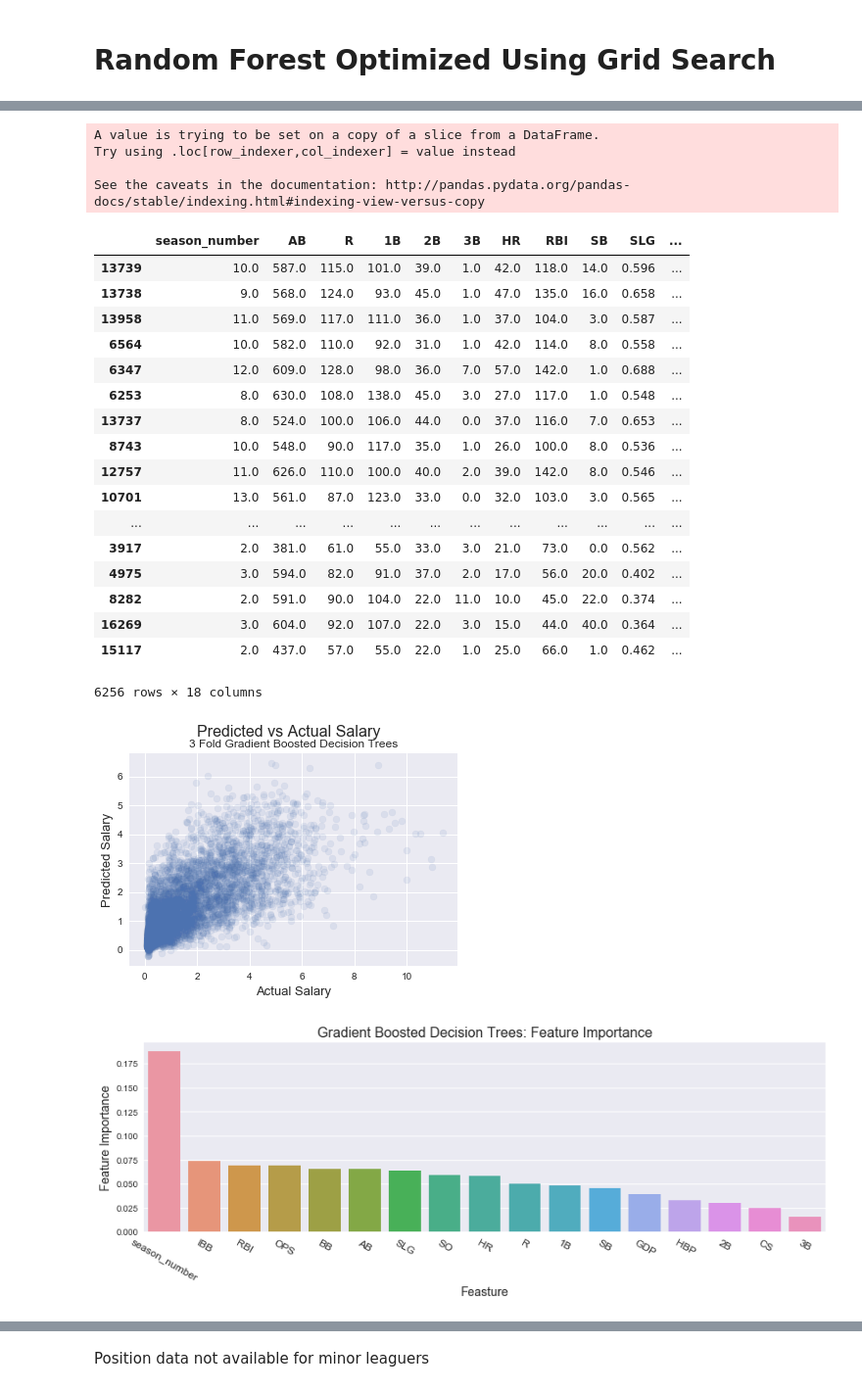
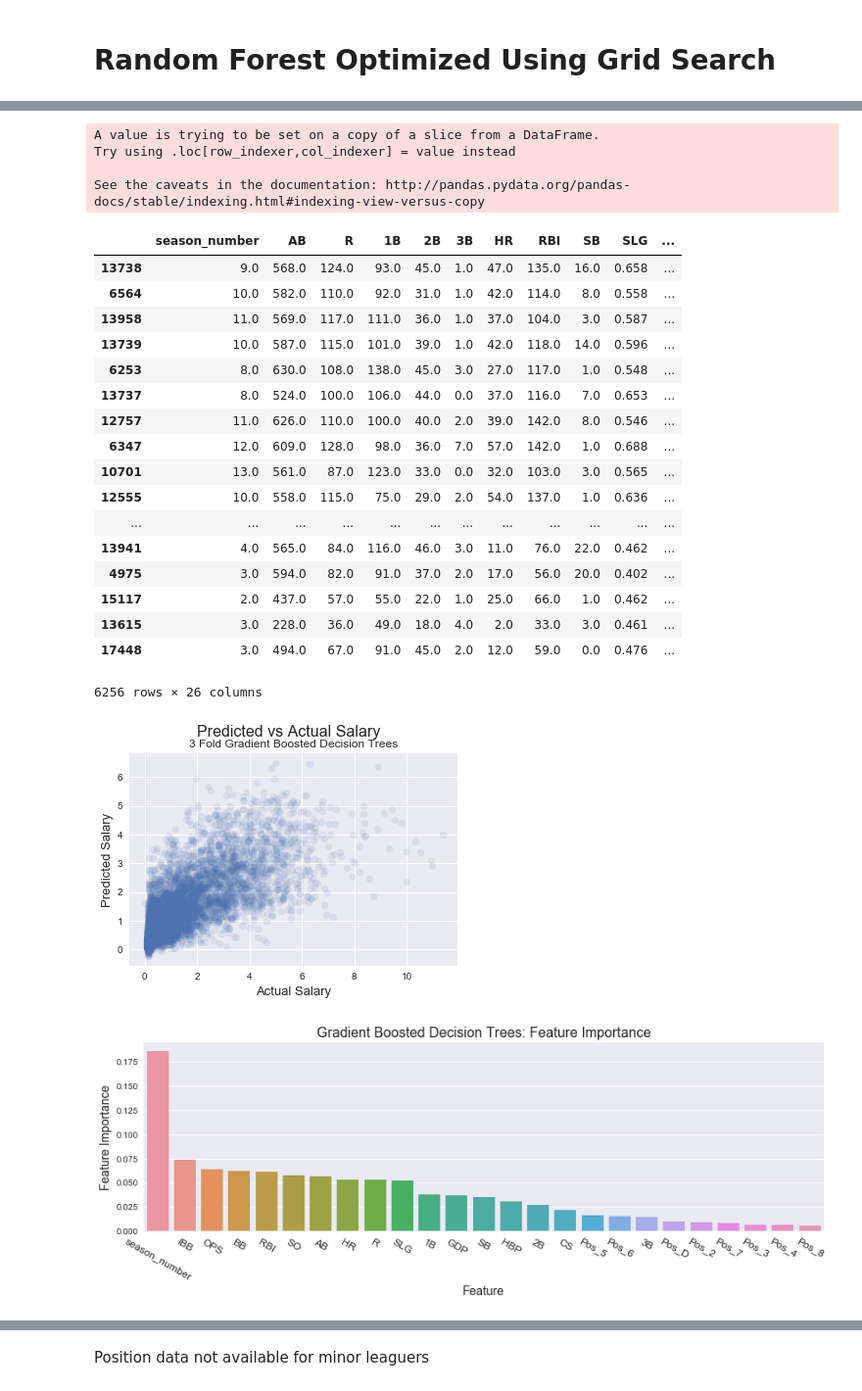
Before and after one commit to cidawkins/mlb_salary_projections, a Jupyter notebook: explore_batter_data.ipynb, the cells around one changed output, grey strips where cells are left out. Shown at 98% size. Drawn from its saved outputs; the diff is of its cells as text; code cells hidden in the pictures.

```diff
--- a/explore_batter_data.ipynb
+++ b/explore_batter_data.ipynb
@@ -321,18 +333,27 @@ This is basically the exact opposite of using OPS+ (which is an aggregated stati
 # %%
-#keep_cols = ['season_number', 'AB', 'R', '1B', '2B', '3B', 'HR', 'RBI', 'SB', \
+
+## Counting stats only.  Statistics that are not used in the calcuation of eachother
+## (Except HR and RBI)
+# keep_cols = ['season_number', 'AB', 'R', '1B', '2B', '3B', 'HR', 'RBI', 'SB', \
 #             'CS', 'BB', 'SO', 'GDP', 'HBP', 'IBB','pos_difficulty','normalized_salary']
 
+## Add in rate based stats, SLG and OPS. Stats that are not dependent on at number of
+## plate appearances.
 # keep_cols = ['season_number', 'AB', 'R', 'BA', 'H','SLG', 'OPS', 'HR', 'RBI', 'SB', \
 #              'BB', 'SO', 'IBB', 'pos_difficulty', 'normalized_salary']
 
+
+## Add positions as indicator variables with rate based stats
 keep_cols = ['season_number', 'AB', 'R','1B', '2B', '3B', 'HR', 'RBI', 'SB', \
-             'SLG','OPS','CS', 'BB', 'SO', 'GDP', 'HBP', 'IBB','normalized_salary']
-             #'Pos_2', 'Pos_3', 'Pos_4','Pos_5','Pos_6','Pos_7','Pos_8','Pos_D']
+             'SLG','OPS','CS', 'BB', 'SO', 'GDP', 'HBP', 'IBB','normalized_salary',\
+             'Pos_2', 'Pos_3', 'Pos_4','Pos_5','Pos_6','Pos_7','Pos_8','Pos_D']
 
-
+## Add positions as indicator variables without rate based stats.
+## Removing CS and GDP because those wouldn't intuitively be that useful
 # keep_cols = ['season_number', 'AB', 'R','1B', '2B', '3B', 'HR', 'RBI', 'SB', \
 #              'BB', 'SO', 'HBP', 'IBB','normalized_salary',\
 #             'Pos_2', 'Pos_3', 'Pos_4','Pos_5','Pos_6','Pos_7','Pos_8','Pos_D']
+
 
 # keep_cols = ['season_number', 'AB', 'R','1B', '2B', '3B', 'HR', 'RBI', 'SB', \
 #        'CS', 'BB', 'SO', 'GDP', 'HBP', 'IBB','normalized_salary',\
@@ -347,12 +368,14 @@ keep_cols = ['season_number', 'AB', 'R','1B', '2B', '3B', 'HR', 'RBI', 'SB', \
 # keep_cols = ['season_number', 'AB', 'R', 'H','SLG','OPS', 'HR', 'RBI', 'SB', \
 #        'CS', 'BB', 'SO', 'GDP', 'HBP', 'IBB','normalized_salary']
 
-# Try and then try adding postions
 
-
-# Filtering out people making close to the minimum
+## Filtering out people making close to the minimum
 # majors_df_reduced2 = majors_df[(majors_df['Salary'] >= 1.5*majors_df['min_salary'])
 #               & (majors_df['AB']>200)][keep_cols].dropna(axis=0,how = 'any')
+
+## Filter out player season that are very short.
+# Too small of sample sizes are not indicative of performance
+# http://www.fangraphs.com/library/principles/sample-size/
 majors_df_reduced2 = majors_df[keep_cols].dropna(axis=0,how = 'any')
 majors_df_reduced2 = majors_df_reduced2.loc[(majors_df_reduced2['AB']>200)]
 
@@ -711,7 +765,6 @@ print(np.sqrt(np.mean((grbst_test_pred  - y_test2)**2)))
 # %%
 combo_grbst = X_test2
 combo_grbst['pred_salary'] = grbst_test_pred
-
 combo_grbst.sort_values('pred_salary',ascending=False)
 # %% [output]
 A value is trying to be set on a copy of a slice from a DataFrame.
@@ -719,23 +772,23 @@ Try using .loc[row_indexer,col_indexer] = value instead
 
 See the caveats in the documentation: http://pandas.pydata.org/pandas-docs/stable/indexing.html#indexing-view-versus-copy
 |  | season_number | AB | R | 1B | 2B | 3B | HR | RBI | SB | SLG | ... |
+| 13738 | 9.0 | 568.0 | 124.0 | 93.0 | 45.0 | 1.0 | 47.0 | 135.0 | 16.0 | 0.658 | ... |
+| 6564 | 10.0 | 582.0 | 110.0 | 92.0 | 31.0 | 1.0 | 42.0 | 114.0 | 8.0 | 0.558 | ... |
+| 13958 | 11.0 | 569.0 | 117.0 | 111.0 | 36.0 | 1.0 | 37.0 | 104.0 | 3.0 | 0.587 | ... |
 | 13739 | 10.0 | 587.0 | 115.0 | 101.0 | 39.0 | 1.0 | 42.0 | 118.0 | 14.0 | 0.596 | ... |
-| 13738 | 9.0 | 568.0 | 124.0 | 93.0 | 45.0 | 1.0 | 47.0 | 135.0 | 16.0 | 0.658 | ... |
-| 13958 | 11.0 | 569.0 | 117.0 | 111.0 | 36.0 | 1.0 | 37.0 | 104.0 | 3.0 | 0.587 | ... |
-| 6564 | 10.0 | 582.0 | 110.0 | 92.0 | 31.0 | 1.0 | 42.0 | 114.0 | 8.0 | 0.558 | ... |
-| 6347 | 12.0 | 609.0 | 128.0 | 98.0 | 36.0 | 7.0 | 57.0 | 142.0 | 1.0 | 0.688 | ... |
 | 6253 | 8.0 | 630.0 | 108.0 | 138.0 | 45.0 | 3.0 | 27.0 | 117.0 | 1.0 | 0.548 | ... |
 | 13737 | 8.0 | 524.0 | 100.0 | 106.0 | 44.0 | 0.0 | 37.0 | 116.0 | 7.0 | 0.653 | ... |
-| 8743 | 10.0 | 548.0 | 90.0 | 117.0 | 35.0 | 1.0 | 26.0 | 100.0 | 8.0 | 0.536 | ... |
 | 12757 | 11.0 | 626.0 | 110.0 | 100.0 | 40.0 | 2.0 | 39.0 | 142.0 | 8.0 | 0.546 | ... |
+| 6347 | 12.0 | 609.0 | 128.0 | 98.0 | 36.0 | 7.0 | 57.0 | 142.0 | 1.0 | 0.688 | ... |
 | 10701 | 13.0 | 561.0 | 87.0 | 123.0 | 33.0 | 0.0 | 32.0 | 103.0 | 3.0 | 0.565 | ... |
+| 12555 | 10.0 | 558.0 | 115.0 | 75.0 | 29.0 | 2.0 | 54.0 | 137.0 | 1.0 | 0.636 | ... |
 | ... | ... | ... | ... | ... | ... | ... | ... | ... | ... | ... | ... |
-| 3917 | 2.0 | 381.0 | 61.0 | 55.0 | 33.0 | 3.0 | 21.0 | 73.0 | 0.0 | 0.562 | ... |
+| 13941 | 4.0 | 565.0 | 84.0 | 116.0 | 46.0 | 3.0 | 11.0 | 76.0 | 22.0 | 0.462 | ... |
 | 4975 | 3.0 | 594.0 | 82.0 | 91.0 | 37.0 | 2.0 | 17.0 | 56.0 | 20.0 | 0.402 | ... |
-| 8282 | 2.0 | 591.0 | 90.0 | 104.0 | 22.0 | 11.0 | 10.0 | 45.0 | 22.0 | 0.374 | ... |
-| 16269 | 3.0 | 604.0 | 92.0 | 107.0 | 22.0 | 3.0 | 15.0 | 44.0 | 40.0 | 0.364 | ... |
 | 15117 | 2.0 | 437.0 | 57.0 | 55.0 | 22.0 | 1.0 | 25.0 | 66.0 | 1.0 | 0.462 | ... |
+| 13615 | 3.0 | 228.0 | 36.0 | 49.0 | 18.0 | 4.0 | 2.0 | 33.0 | 3.0 | 0.461 | ... |
+| 17448 | 3.0 | 494.0 | 67.0 | 91.0 | 45.0 | 2.0 | 12.0 | 59.0 | 0.0 | 0.476 | ... |
-6256 rows × 18 columns
+6256 rows × 26 columns
 # %%
 plt.scatter(y_test2,grbst_test_pred,alpha=0.1)
 plt.ylabel('Predicted Salary',size=13);
@@ -743,16 +796,16 @@ plt.xlabel('Actual Salary',size=13);
 plt.suptitle('Predicted vs Actual Salary',size = 16);
 plt.title('3 Fold Gradient Boosted Decision Trees',size = 12);
 # %% [output]
-[figure, old version]
+[figure, new version]
 # %%
 plt.figure(figsize=(14, 4))
 gsbt1_feature_importance = pd.Series(grid_search2.best_estimator_.feature_importances_, index=X_test2.columns[:-1])
 gsbt1_feature_importance.sort_values(ascending=False,inplace=True)
 g = sns.barplot(gsbt1_feature_importance.index, gsbt1_feature_importance);
 g.set_xticklabels(gsbt1_feature_importance.index, rotation=-30,size=12)
 plt.ylabel('Feature Importance',size=14);
-plt.xlabel('Feasture',size=14);
+plt.xlabel('Feature',size=14);
 plt.title('Gradient Boosted Decision Trees: Feature Importance',size = 16);
 # %% [output]
-[figure, old version]
+[figure, new version]
 # %% [markdown]
```
Also changed, not shown: parts of 104 cells of this notebook, 3 other files.
